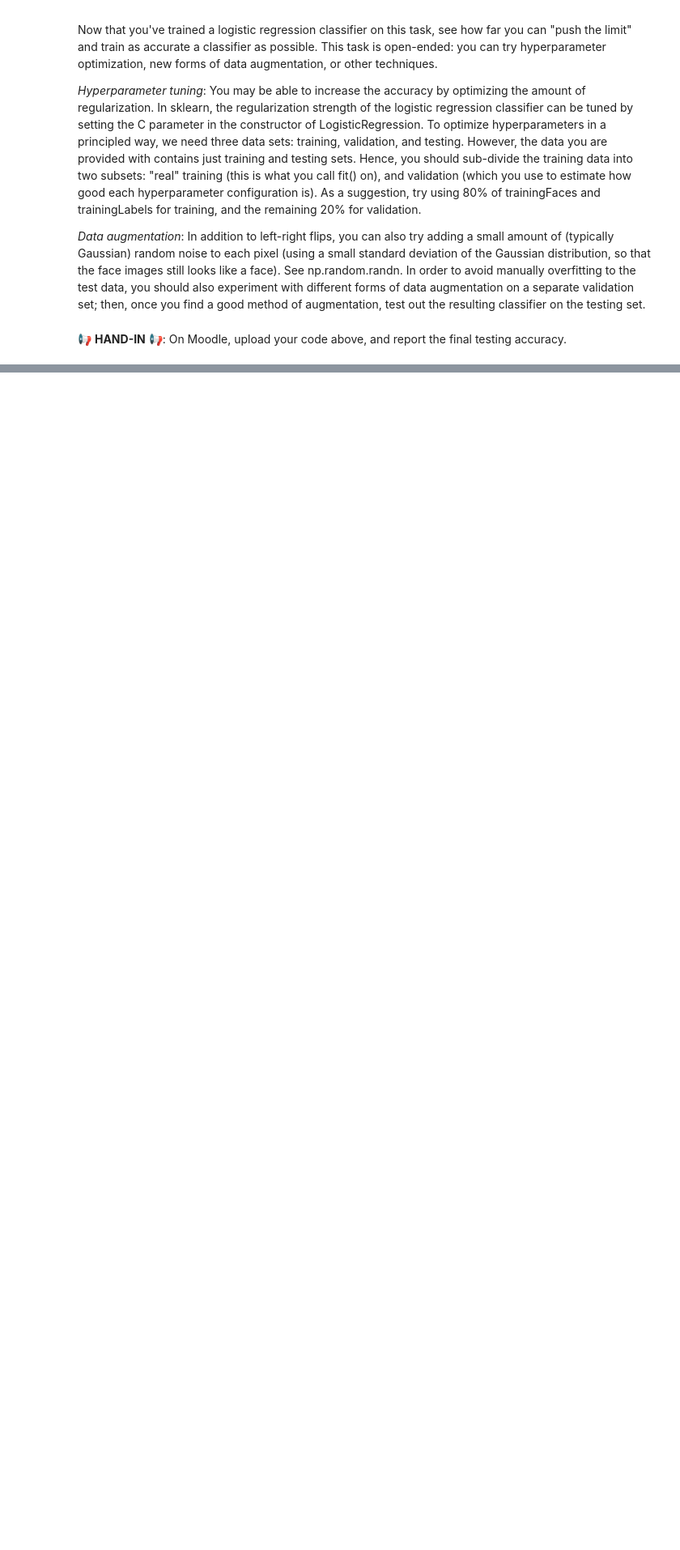
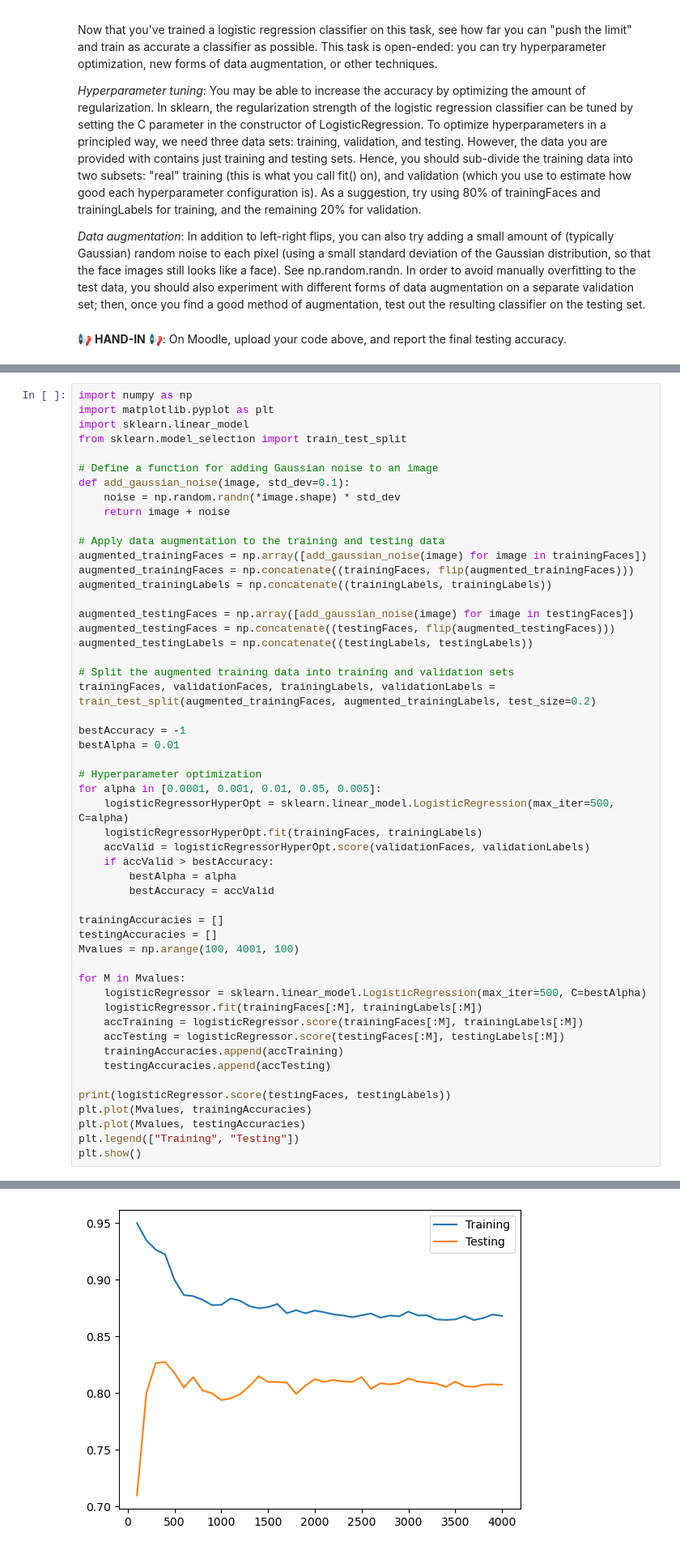
Before and after one commit to janneszuend/MLDM, a Jupyter notebook: Lab4/Lab04_Logistic_Regression.ipynb, the cells around one changed output, grey strips where cells are left out. Shown at 81% size. Saved outputs shown, nothing was run; the diff lists cells and outputs as text; blank space fills up the shorter version.

```diff
--- a/Lab4/Lab04_Logistic_Regression.ipynb
+++ b/Lab4/Lab04_Logistic_Regression.ipynb
@@ -314,0 +306,53 @@ plt.show()
+# %%
+import numpy as np
+import matplotlib.pyplot as plt
+import sklearn.linear_model
+from sklearn.model_selection import train_test_split
+
+# Define a function for adding Gaussian noise to an image
+def add_gaussian_noise(image, std_dev=0.1):
+    noise = np.random.randn(*image.shape) * std_dev
+    return image + noise
+
+# Apply data augmentation to the training and testing data
+augmented_trainingFaces = np.array([add_gaussian_noise(image) for image in trainingFaces])
+augmented_trainingFaces = np.concatenate((trainingFaces, flip(augmented_trainingFaces)))
+augmented_trainingLabels = np.concatenate((trainingLabels, trainingLabels))
+
+augmented_testingFaces = np.array([add_gaussian_noise(image) for image in testingFaces])
+augmented_testingFaces = np.concatenate((testingFaces, flip(augmented_testingFaces)))
+augmented_testingLabels = np.concatenate((testingLabels, testingLabels))
+
+# Split the augmented training data into training and validation sets
+trainingFaces, validationFaces, trainingLabels, validationLabels = train_test_split(augmented_trainingFaces, augmented_trainingLabels, test_size=0.2)
+
+bestAccuracy = -1
+bestAlpha = 0.01
+
+# Hyperparameter optimization
+for alpha in [0.0001, 0.001, 0.01, 0.05, 0.005]:
+    logisticRegressorHyperOpt = sklearn.linear_model.LogisticRegression(max_iter=500, C=alpha)
+    logisticRegressorHyperOpt.fit(trainingFaces, trainingLabels)
+    accValid = logisticRegressorHyperOpt.score(validationFaces, validationLabels)
+    if accValid > bestAccuracy:
+        bestAlpha = alpha
+        bestAccuracy = accValid
+
+trainingAccuracies = []
+testingAccuracies = []
+Mvalues = np.arange(100, 4001, 100)
+
+for M in Mvalues:
+    logisticRegressor = sklearn.linear_model.LogisticRegression(max_iter=500, C=bestAlpha)
+    logisticRegressor.fit(trainingFaces[:M], trainingLabels[:M])
+    accTraining = logisticRegressor.score(trainingFaces[:M], trainingLabels[:M])
+    accTesting = logisticRegressor.score(testingFaces[:M], testingLabels[:M])
+    trainingAccuracies.append(accTraining)
+    testingAccuracies.append(accTesting)
+
+print(logisticRegressor.score(testingFaces, testingLabels))
+plt.plot(Mvalues, trainingAccuracies)
+plt.plot(Mvalues, testingAccuracies)
+plt.legend(["Training", "Testing"])
+plt.show()
+# %% [output]
@@ -314,0 +360 @@ plt.show()
+[figure, added]
```
Also changed, not shown: parts of 5 cells of this notebook, 1 other file.
